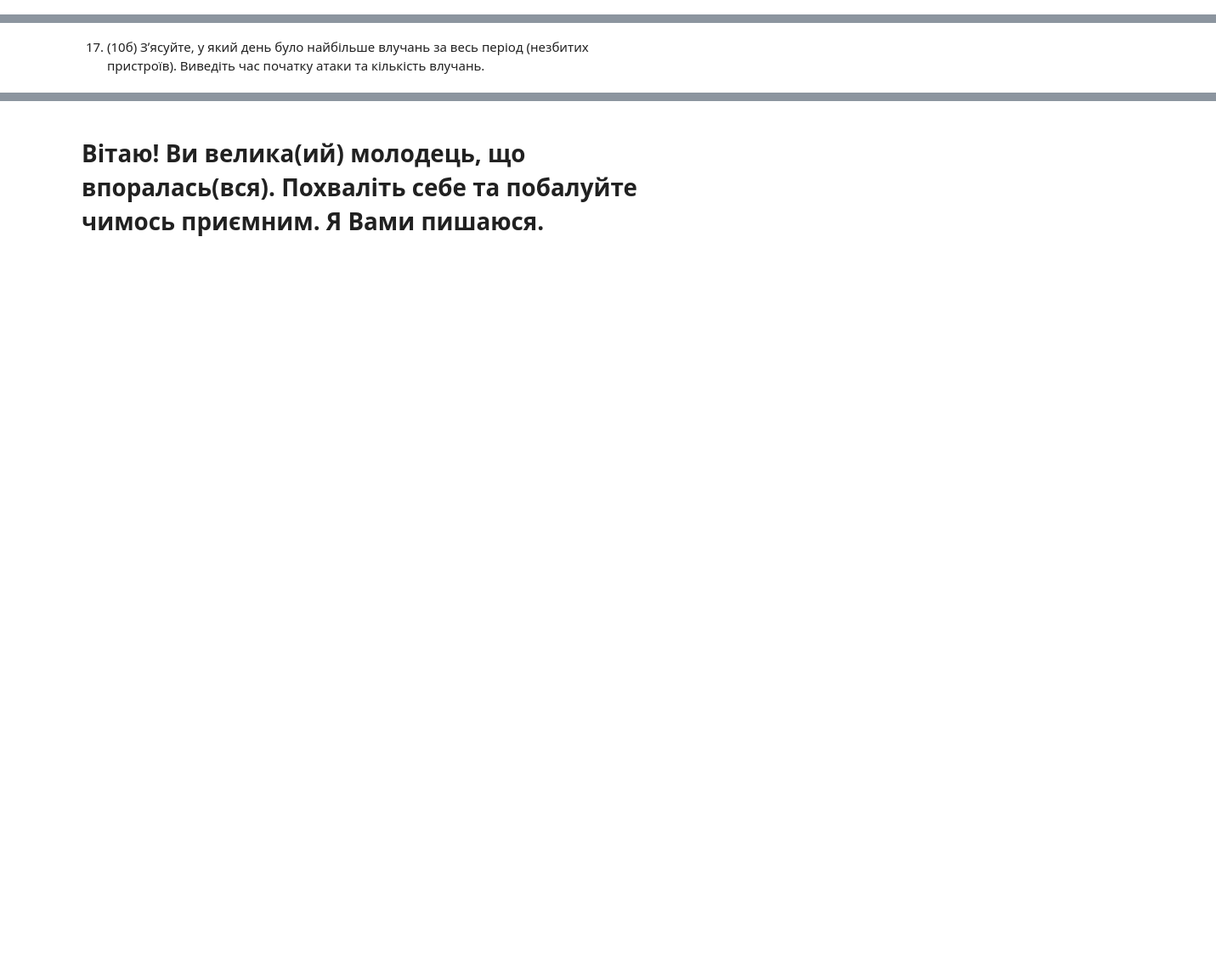
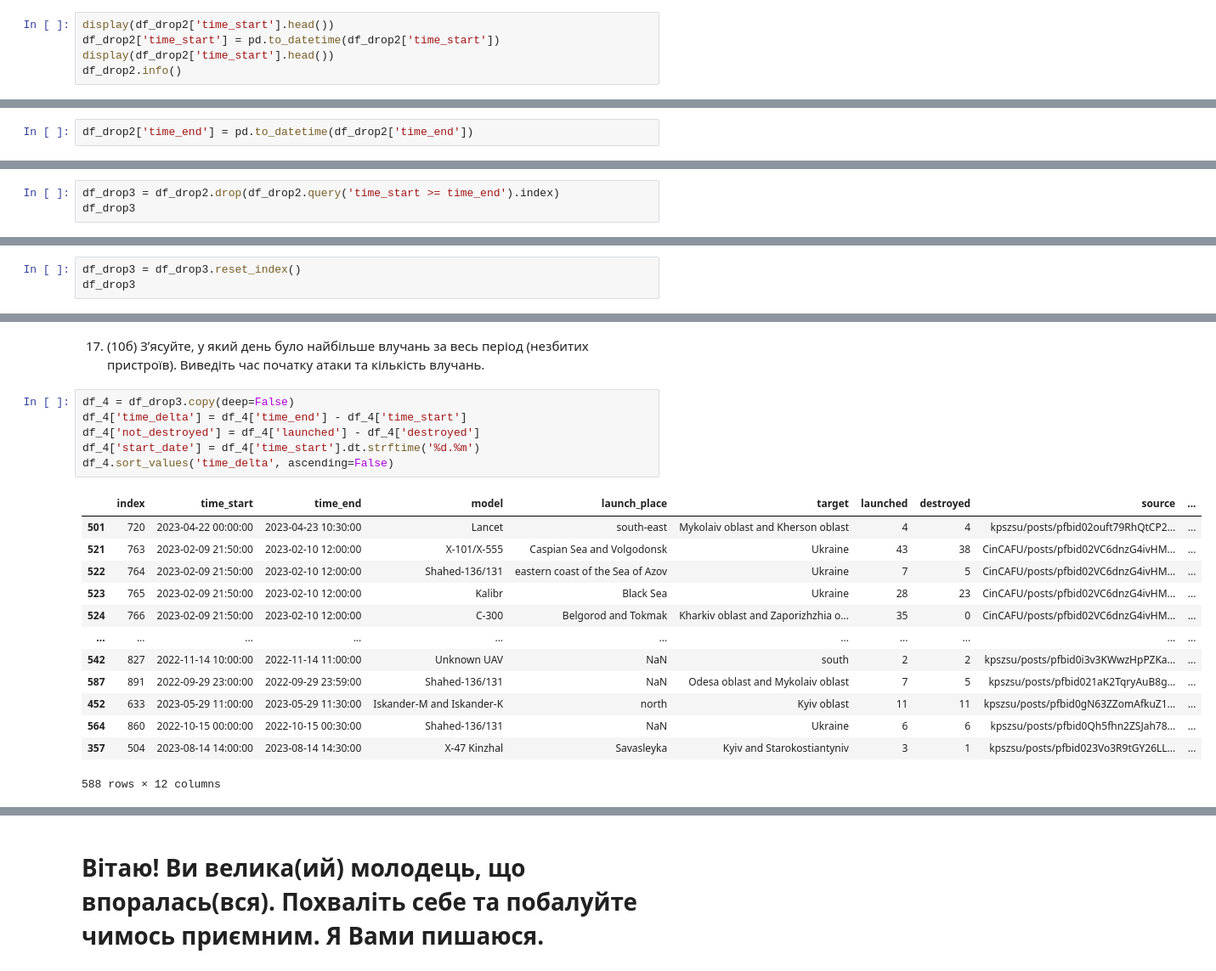
Before and after one commit to IvarY/hello-world, a Jupyter notebook: python_practice_9.ipynb, the cells around one changed output, grey strips where cells are left out. Shown at 85% size. Drawn from its saved outputs; the diff is of its cells as text; blank space fills up the shorter version.

```diff
--- a/python_practice_9.ipynb
+++ b/python_practice_9.ipynb
@@ -194,0 +255,5 @@ df['launched'].
+# %%
+display(df_drop2['time_start'].head())
+df_drop2['time_start'] = pd.to_datetime(df_drop2['time_start'])
+display(df_drop2['time_start'].head())
+df_drop2.info()
@@ -194,0 +288,2 @@ df['launched'].
+# %%
+df_drop2['time_end'] = pd.to_datetime(df_drop2['time_end'])
@@ -194,0 +306,3 @@ df['launched'].
+# %%
+df_drop3 = df_drop2.drop(df_drop2.query('time_start >= time_end').index)
+df_drop3
@@ -194,0 +323,3 @@ df['launched'].
+# %%
+df_drop3 = df_drop3.reset_index()
+df_drop3
@@ -203,2 +439,22 @@ df['launched'].
 # %% [markdown]
 17. (10б) Зʼясуйте, у який день було найбільше влучань за весь період (незбитих пристроїв). Виведіть час початку атаки та кількість влучань.
+# %%
+df_4 = df_drop3.copy(deep=False)
+df_4['time_delta'] = df_4['time_end'] - df_4['time_start']
+df_4['not_destroyed'] = df_4['launched'] - df_4['destroyed']
+df_4['start_date'] = df_4['time_start'].dt.strftime('%d.%m')
+df_4.sort_values('time_delta', ascending=False)
+# %% [output]
+|  | index | time_start | time_end | model | launch_place | target | launched | destroyed | source | ... |
+| 501 | 720 | 2023-04-22 00:00:00 | 2023-04-23 10:30:00 | Lancet | south-east | Mykolaiv oblast and Kherson oblast | 4 | 4 | kpszsu/posts/pfbid02ouft79RhQtCP2... | ... |
+| 521 | 763 | 2023-02-09 21:50:00 | 2023-02-10 12:00:00 | X-101/X-555 | Caspian Sea and Volgodonsk | Ukraine | 43 | 38 | CinCAFU/posts/pfbid02VC6dnzG4ivHM... | ... |
+| 522 | 764 | 2023-02-09 21:50:00 | 2023-02-10 12:00:00 | Shahed-136/131 | eastern coast of the Sea of Azov | Ukraine | 7 | 5 | CinCAFU/posts/pfbid02VC6dnzG4ivHM... | ... |
+| 523 | 765 | 2023-02-09 21:50:00 | 2023-02-10 12:00:00 | Kalibr | Black Sea | Ukraine | 28 | 23 | CinCAFU/posts/pfbid02VC6dnzG4ivHM... | ... |
+| 524 | 766 | 2023-02-09 21:50:00 | 2023-02-10 12:00:00 | C-300 | Belgorod and Tokmak | Kharkiv oblast and Zaporizhzhia o... | 35 | 0 | CinCAFU/posts/pfbid02VC6dnzG4ivHM... | ... |
+| ... | ... | ... | ... | ... | ... | ... | ... | ... | ... | ... |
+| 542 | 827 | 2022-11-14 10:00:00 | 2022-11-14 11:00:00 | Unknown UAV | NaN | south | 2 | 2 | kpszsu/posts/pfbid0i3v3KWwzHpPZKa... | ... |
+| 587 | 891 | 2022-09-29 23:00:00 | 2022-09-29 23:59:00 | Shahed-136/131 | NaN | Odesa oblast and Mykolaiv oblast | 7 | 5 | kpszsu/posts/pfbid021aK2TqryAuB8g... | ... |
+| 452 | 633 | 2023-05-29 11:00:00 | 2023-05-29 11:30:00 | Iskander-M and Iskander-K | north | Kyiv oblast | 11 | 11 | kpszsu/posts/pfbid0gN63ZZomAfkuZ1... | ... |
+| 564 | 860 | 2022-10-15 00:00:00 | 2022-10-15 00:30:00 | Shahed-136/131 | NaN | Ukraine | 6 | 6 | kpszsu/posts/pfbid0Qh5fhn2ZSJah78... | ... |
+| 357 | 504 | 2023-08-14 14:00:00 | 2023-08-14 14:30:00 | X-47 Kinzhal | Savasleyka | Kyiv and Starokostiantyniv | 3 | 1 | kpszsu/posts/pfbid023Vo3R9tGY26LL... | ... |
+588 rows × 12 columns
```
Also changed, not shown: parts of 29 cells of this notebook.
